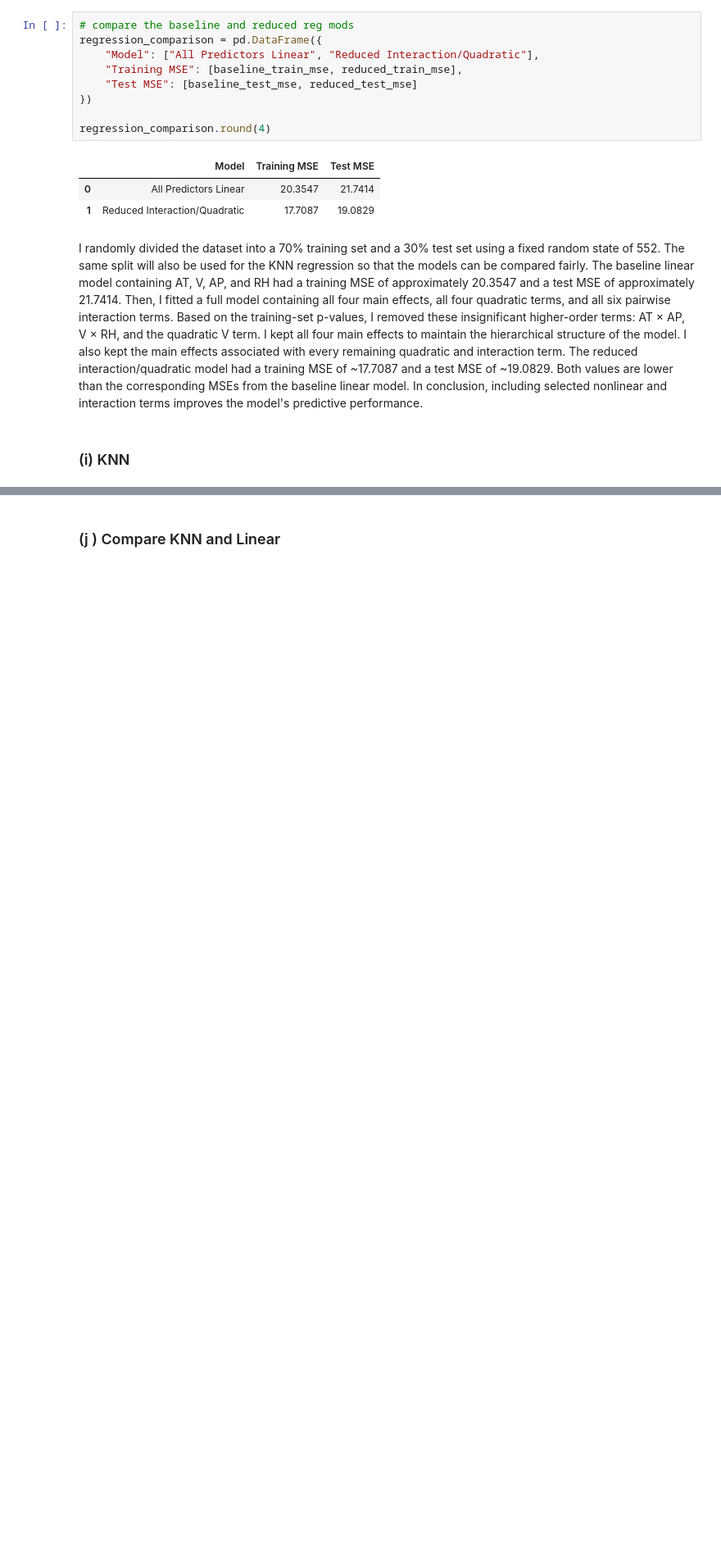
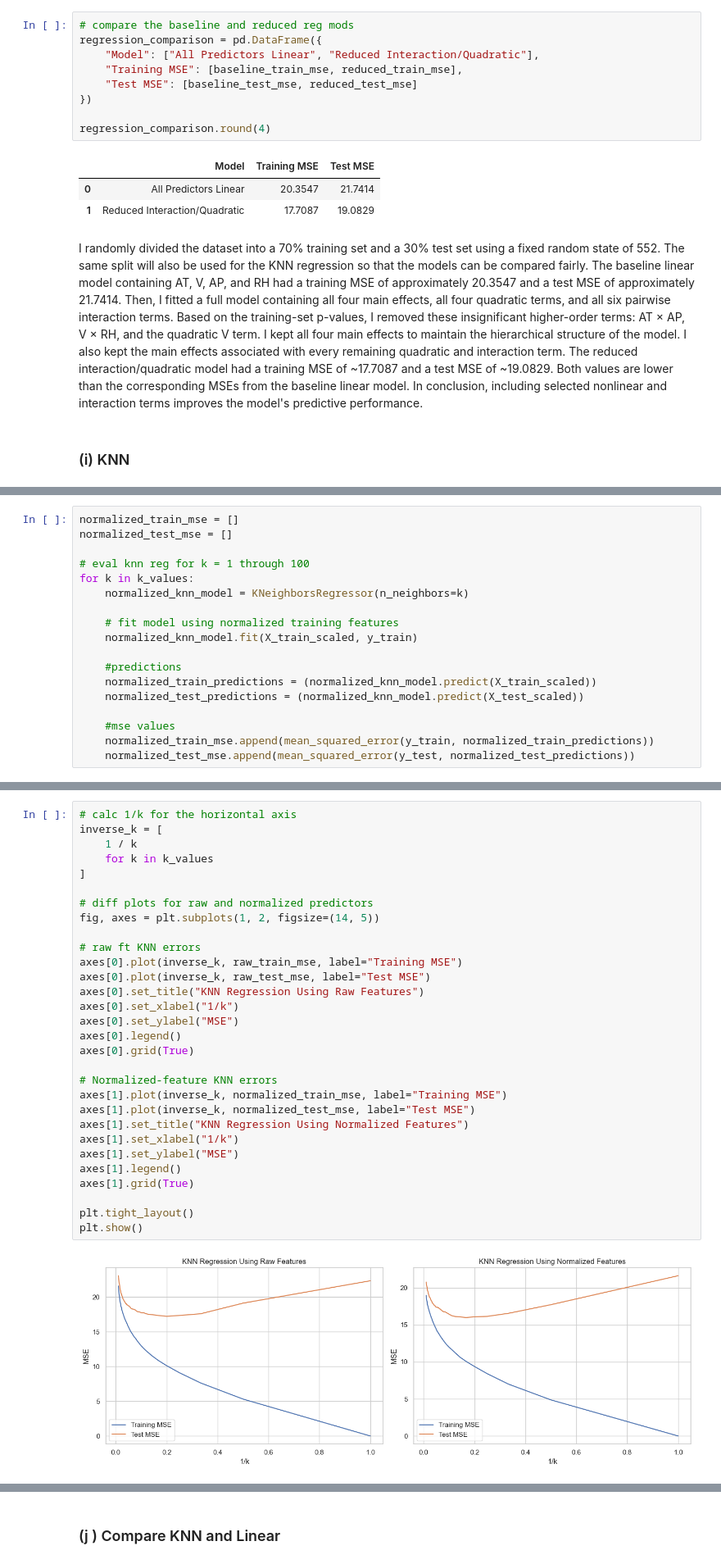
Before and after one commit to manvsatish/dsci-552-hw-2, a Jupyter notebook: notebooks/Satish_Manvika_HW2.ipynb, the cells around one changed output, grey strips where cells are left out. Shown at 82% size. Saved outputs shown, nothing was run; the diff lists cells and outputs as text; blank space fills up the shorter version.

```diff
--- a/notebooks/Satish_Manvika_HW2.ipynb
+++ b/notebooks/Satish_Manvika_HW2.ipynb
@@ -593,0 +649,18 @@ Then, I fitted a full model containing all four main effects, all four quadratic
+# %%
+normalized_train_mse = []
+normalized_test_mse = []
+
+# eval knn reg for k = 1 through 100
+for k in k_values:
+    normalized_knn_model = KNeighborsRegressor(n_neighbors=k)
+
+    # fit model using normalized training features
+    normalized_knn_model.fit(X_train_scaled, y_train)
+
+    #predictions
+    normalized_train_predictions = (normalized_knn_model.predict(X_train_scaled))
+    normalized_test_predictions = (normalized_knn_model.predict(X_test_scaled))
+
+    #mse values
+    normalized_train_mse.append(mean_squared_error(y_train, normalized_train_predictions))
+    normalized_test_mse.append(mean_squared_error(y_test, normalized_test_predictions))
@@ -593,0 +681,32 @@ Then, I fitted a full model containing all four main effects, all four quadratic
+# %%
+# calc 1/k for the horizontal axis
+inverse_k = [
+    1 / k
+    for k in k_values
+]
+
+# diff plots for raw and normalized predictors
+fig, axes = plt.subplots(1, 2, figsize=(14, 5))
+
+# raw ft KNN errors
+axes[0].plot(inverse_k, raw_train_mse, label="Training MSE")
+axes[0].plot(inverse_k, raw_test_mse, label="Test MSE")
+axes[0].set_title("KNN Regression Using Raw Features")
+axes[0].set_xlabel("1/k")
+axes[0].set_ylabel("MSE")
+axes[0].legend()
+axes[0].grid(True)
+
+# Normalized-feature KNN errors
+axes[1].plot(inverse_k, normalized_train_mse, label="Training MSE")
+axes[1].plot(inverse_k, normalized_test_mse, label="Test MSE")
+axes[1].set_title("KNN Regression Using Normalized Features")
+axes[1].set_xlabel("1/k")
+axes[1].set_ylabel("MSE")
+axes[1].legend()
+axes[1].grid(True)
+
+plt.tight_layout()
+plt.show()
+# %% [output]
+[figure, added]
```
Also changed, not shown: parts of 9 cells of this notebook.
